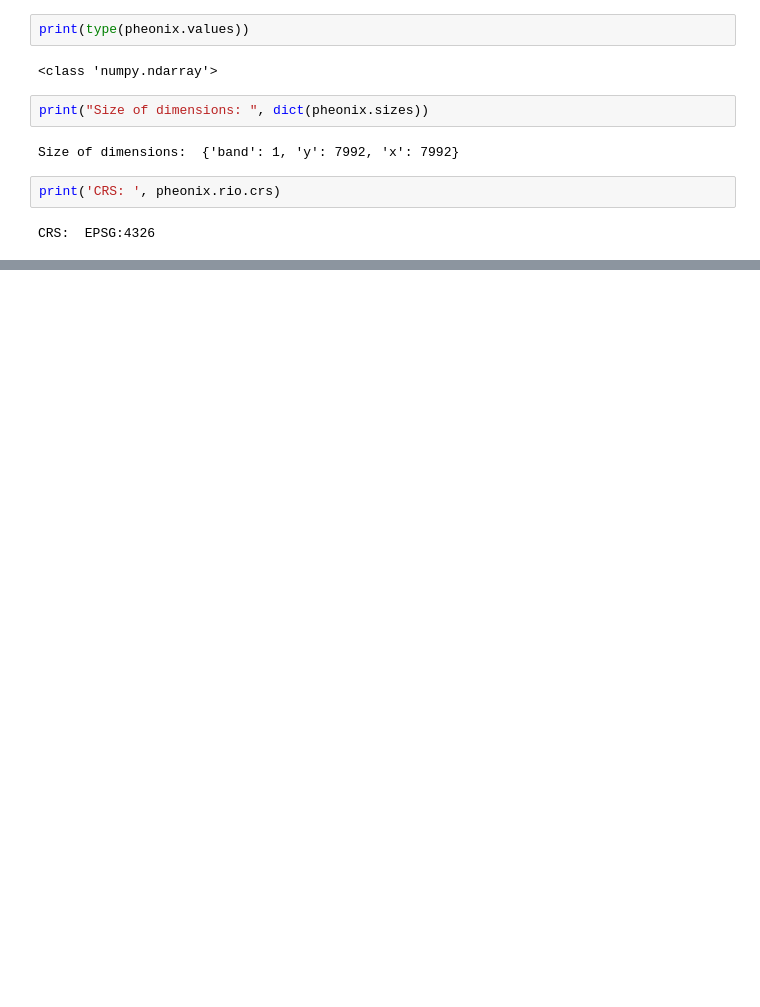
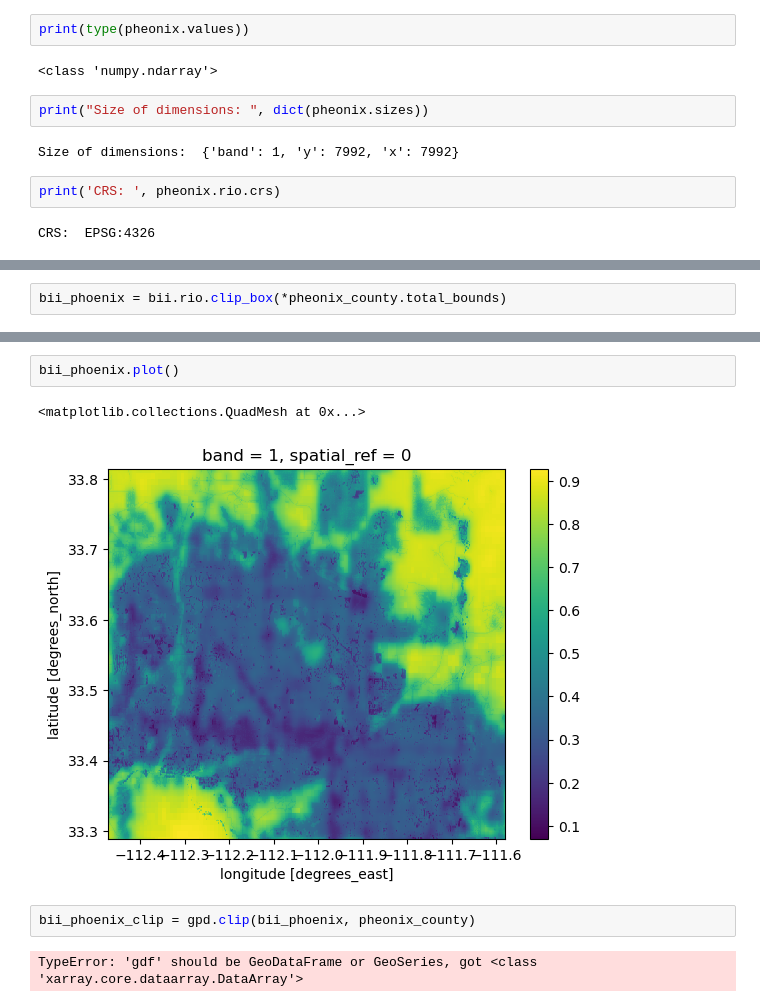
Before and after one commit to sofiasarak/biodiversity_phoenix, a Jupyter notebook: pheonix.ipynb, the cells around one changed output, grey strips where cells are left out. Cells and saved outputs as stored; diff of their text form; blank space fills up the shorter version.

```diff
--- a/pheonix.ipynb
+++ b/pheonix.ipynb
@@ -147,0 +372,2 @@ CRS:  EPSG:4326
+# %%
+bii_phoenix = bii.rio.clip_box(*pheonix_county.total_bounds)
@@ -147,0 +380,9 @@ CRS:  EPSG:4326
+# %%
+bii_phoenix.plot()
+# %% [output]
+<matplotlib.collections.QuadMesh at 0x...>
+[figure, added]
+# %%
+bii_phoenix_clip = gpd.clip(bii_phoenix, pheonix_county)
+# %% [output]
+TypeError: 'gdf' should be GeoDataFrame or GeoSeries, got <class 'xarray.core.dataarray.DataArray'>
```
Also changed, not shown: parts of 37 cells of this notebook.
